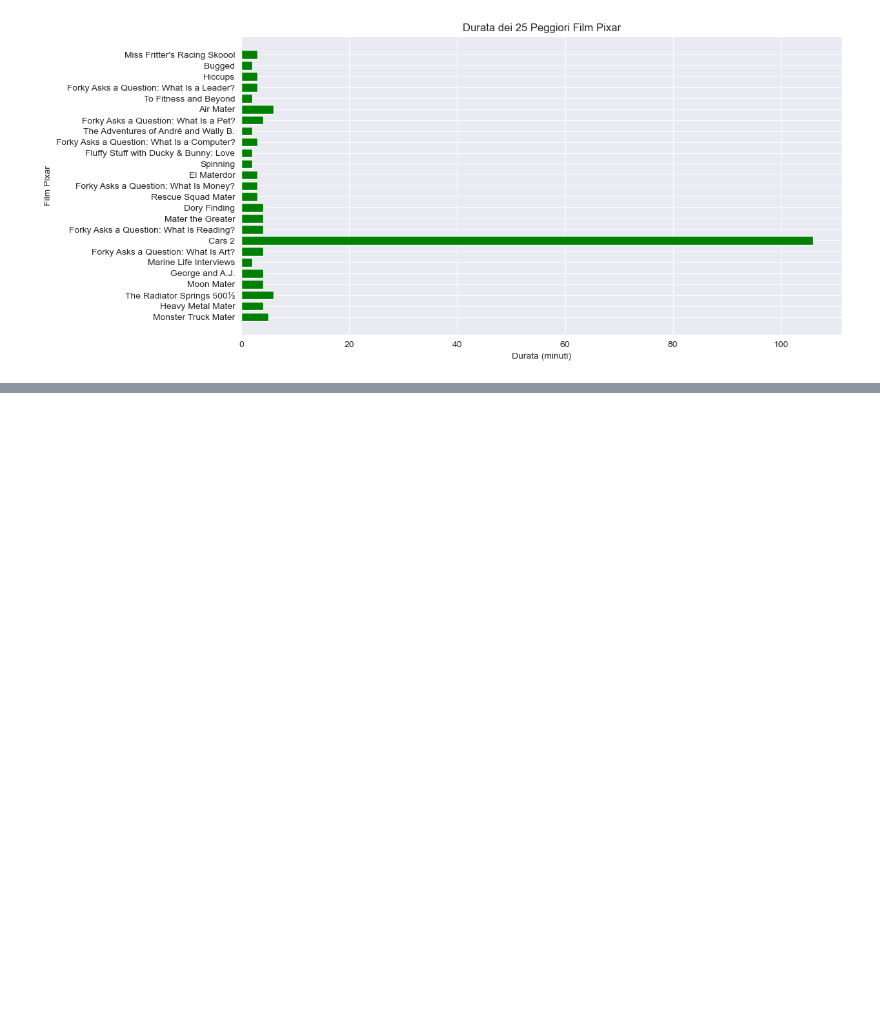
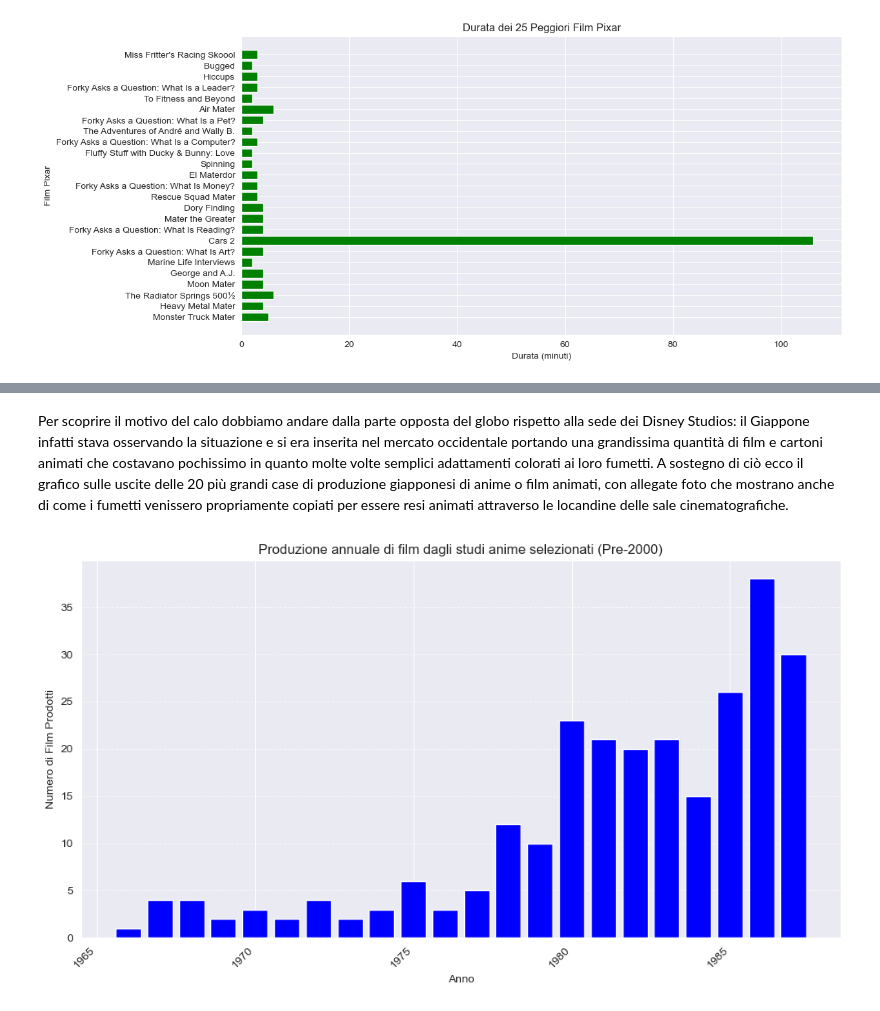
Before and after one commit to DavideGiordano77/MainDirectory, a Jupyter notebook: Solutions/cartoon.ipynb, the cells around one changed output, grey strips where cells are left out. Saved outputs shown, nothing was run; the diff lists cells and outputs as text; code cells hidden in the pictures; blank space fills up the shorter version.

```diff
--- a/Solutions/cartoon.ipynb
+++ b/Solutions/cartoon.ipynb
@@ -247,0 +324,33 @@ plt.show()
+# %% [markdown]
+Per scoprire il motivo del calo dobbiamo andare dalla parte opposta del globo rispetto alla sede dei Disney Studios: il Giappone infatti stava osservando la situazione e si era inserita nel mercato occidentale portando una grandissima quantità di film e cartoni animati che costavano pochissimo in quanto molte volte semplici adattamenti colorati ai loro fumetti. A sostegno di ciò ecco il grafico sulle uscite delle 20 più grandi case di produzione giapponesi di anime o film animati, con allegate foto che mostrano anche di come i fumetti venissero propriamente copiati per essere resi animati attraverso le locandine delle sale cinematografiche.
+# %%
+# Lista degli studi di animazione giapponesi da analizzare
+anime_studios = [
+    "Ghibli", "MAPPA", "Bones", "Toei Animation", "Ufotable", "Pierrot", "SILVER LINK",
+    "Khara", "Trigger", "Madhouse", "Sunrise", "Production I.G", "Wit Studio", "The pokemon company"
+]
+
+# Merge tra film e studios
+movies_studios = movies.merge(studios, on="id", how="left")
+
+# Filtrare i film prodotti dagli studi anime
+filtered_movies = movies_studios[movies_studios["studio"].astype(str).str.lower().isin([s.lower() for s in anime_studios])]
+
+# Estrarre gli anni e filtrare per film prima del 2000
+filtered_movies = filtered_movies.dropna(subset=["date"])
+filtered_movies = filtered_movies[(filtered_movies["date"] >= 1966) & ((filtered_movies["date"] < 1988))]
+
+# Contare il numero di produzioni per anno
+anime_productions_per_year = filtered_movies["date"].value_counts().sort_index()
+
+# Creazione dell'istogramma
+plt.figure(figsize=(12,6))
+plt.bar(anime_productions_per_year.index, anime_productions_per_year.values, color='blue')
+plt.xlabel("Anno")
+plt.ylabel("Numero di Film Prodotti")
+plt.title("Produzione annuale di film dagli studi anime selezionati (Pre-2000)")
+plt.xticks(rotation=45, ha='right')
+plt.grid(axis='y', linestyle='--', alpha=0.6)
+plt.show()
+# %% [output]
+[figure, added]
```
Also changed, not shown: parts of 10 cells of this notebook.
